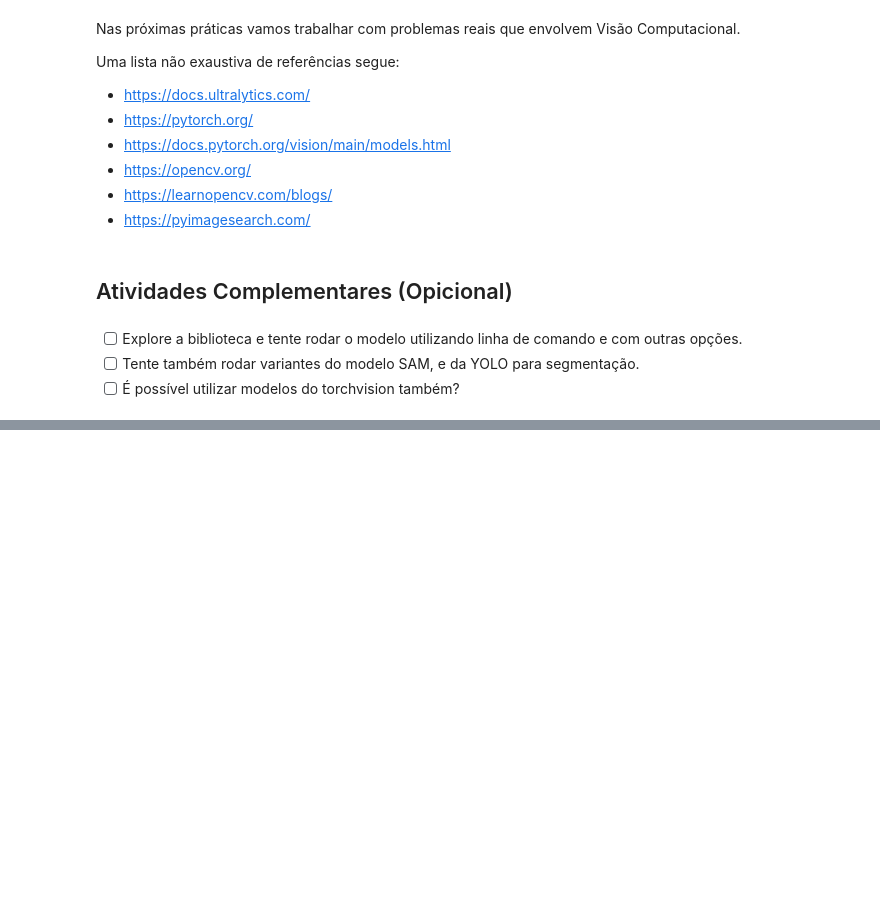
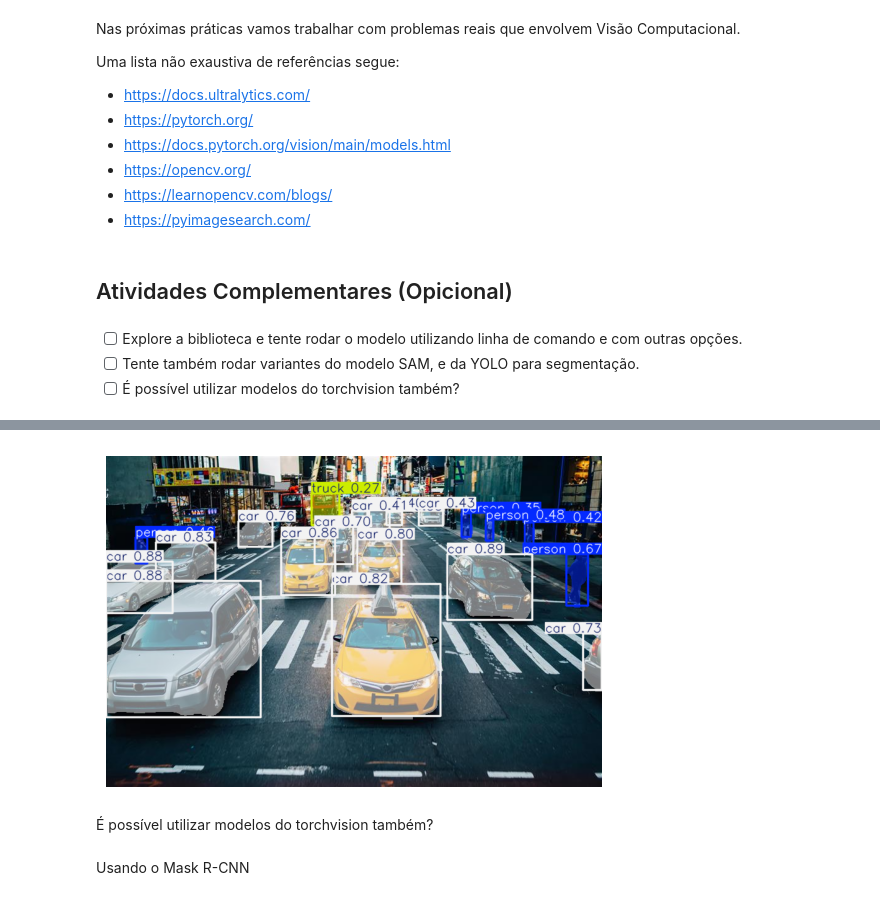
Before and after one commit to kaiogama18/nexvisual-computer-vision, a Jupyter notebook: modulos/Modulo_03/M3A6/VC_M3A6 - Segmentação semântica.ipynb, the cells around one changed output, grey strips where cells are left out. Cells and saved outputs as stored; diff of their text form; code cells hidden in the pictures; blank space fills up the shorter version.

```diff
--- a/modulos/Modulo_03/M3A6/VC_M3A6 - Segmentação semântica.ipynb
+++ b/modulos/Modulo_03/M3A6/VC_M3A6 - Segmentação semântica.ipynb
@@ -100,0 +148,12 @@ Uma lista não exaustiva de referências segue:
+# %%
+img = results[0].plot()
+
+plt.imshow(cv2.cvtColor(img, cv2.COLOR_BGR2RGB))
+plt.axis("off")
+plt.show()
+# %% [output]
+[figure, added]
+# %% [markdown]
+É possível utilizar modelos do torchvision também?
+# %% [markdown]
+Usando o Mask R-CNN
```
Also changed, not shown: parts of 16 cells of this notebook, 4 other files.
